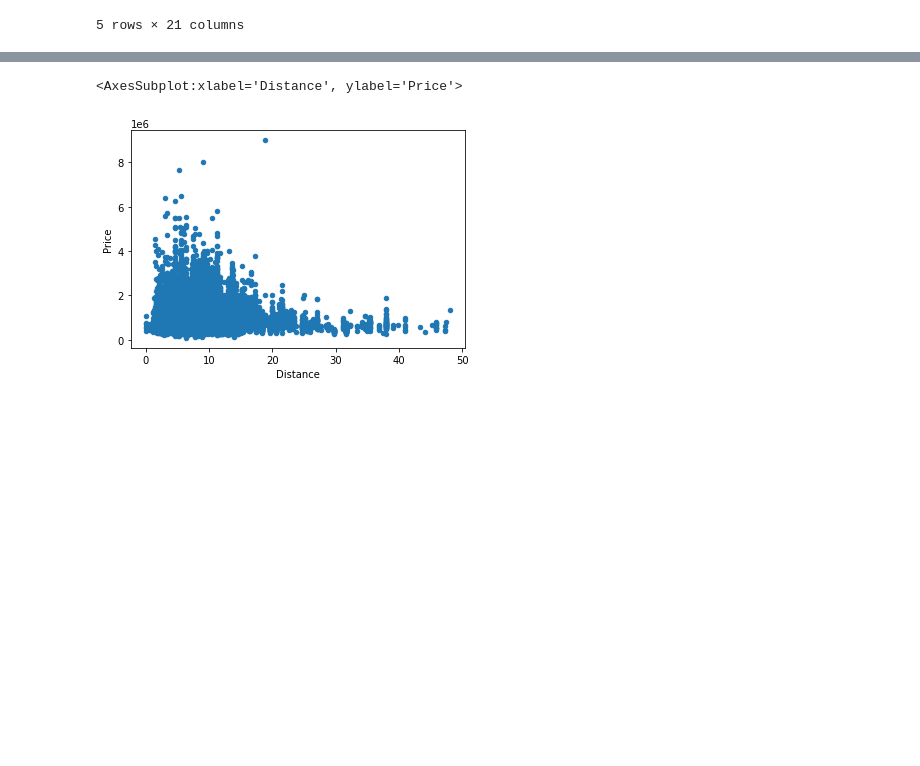
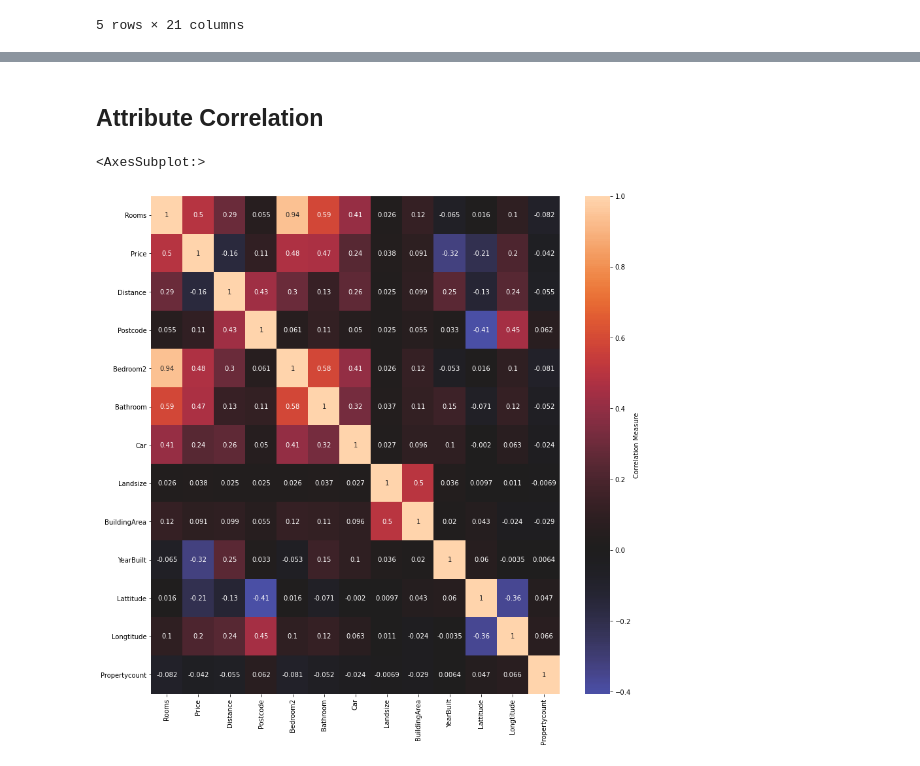
Before and after one commit to sheldyso/Data-Visualisation-Report, a Jupyter notebook: Data Visualisation Report.ipynb, the cells around one changed output, grey strips where cells are left out. Drawn from its saved outputs; the diff is of its cells as text; code cells hidden in the pictures; blank space fills up the shorter version.

```diff
--- a/Data Visualisation Report.ipynb
+++ b/Data Visualisation Report.ipynb
@@ -68,5 +95,9 @@ plt.show()
-# %%
-data.plot(x= 'Distance', y= 'Price', kind = "scatter")
-# %% [output]
-<AxesSubplot:xlabel='Distance', ylabel='Price'>
-[figure, removed]
+# %% [markdown]
+## Attribute Correlation
+# %%
+corrmat = data.corr()
+plt.figure(figsize=(14, 14))
+sns.heatmap(corrmat, annot=True, center=0, cbar_kws={'label' : 'Correlation Measure'})
+# %% [output]
+<AxesSubplot:>
+[figure, added]
```
Also changed, not shown: parts of 15 cells of this notebook, 4 other files.
